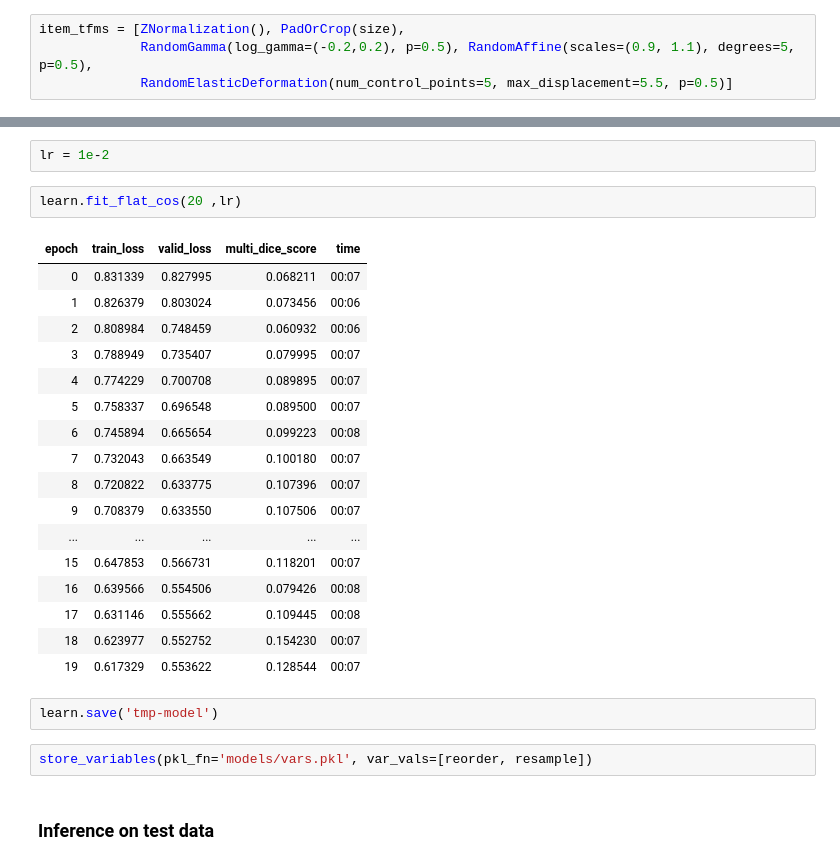
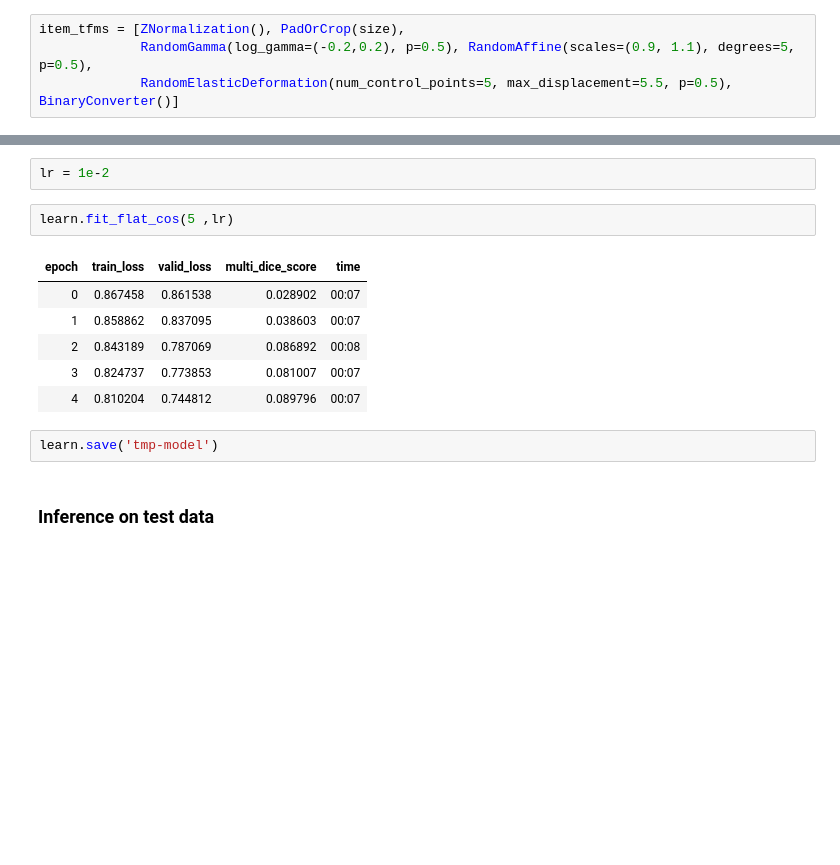
Before and after one commit to MMIV-ML/fastMONAI, a Jupyter notebook: research/00-spine-segmentation-training.ipynb, the cells around one changed output, grey strips where cells are left out. Cells and saved outputs as stored; diff of their text form; blank space fills up the shorter version.

```diff
--- a/research/00-spine-segmentation-training.ipynb
+++ b/research/00-spine-segmentation-training.ipynb
@@ -44,7 +43,7 @@ size = [16,400,400]
 # %%
 item_tfms = [ZNormalization(), PadOrCrop(size),
              RandomGamma(log_gamma=(-0.2,0.2), p=0.5), RandomAffine(scales=(0.9, 1.1), degrees=5, p=0.5),
-             RandomElasticDeformation(num_control_points=5, max_displacement=5.5, p=0.5)]
+             RandomElasticDeformation(num_control_points=5, max_displacement=5.5, p=0.5), BinaryConverter()]
 # %%
 dblock = MedDataBlock(blocks=(ImageBlock(cls=MedImage), MedMaskBlock),
                       splitter=ColSplitter('is_val'),
@@ -92,29 +156,16 @@ SuggestedLRs(valley=0.001737800776027143)
 # %%
 lr = 1e-2
 # %%
-learn.fit_flat_cos(20 ,lr)
+learn.fit_flat_cos(5 ,lr)
 # %% [output]
 | epoch | train_loss | valid_loss | multi_dice_score | time |
-| 0 | 0.831339 | 0.827995 | 0.068211 | 00:07 |
-| 1 | 0.826379 | 0.803024 | 0.073456 | 00:06 |
-| 2 | 0.808984 | 0.748459 | 0.060932 | 00:06 |
-| 3 | 0.788949 | 0.735407 | 0.079995 | 00:07 |
-| 4 | 0.774229 | 0.700708 | 0.089895 | 00:07 |
-| 5 | 0.758337 | 0.696548 | 0.089500 | 00:07 |
-| 6 | 0.745894 | 0.665654 | 0.099223 | 00:08 |
-| 7 | 0.732043 | 0.663549 | 0.100180 | 00:07 |
-| 8 | 0.720822 | 0.633775 | 0.107396 | 00:07 |
-| 9 | 0.708379 | 0.633550 | 0.107506 | 00:07 |
-| ... | ... | ... | ... | ... |
-| 15 | 0.647853 | 0.566731 | 0.118201 | 00:07 |
-| 16 | 0.639566 | 0.554506 | 0.079426 | 00:08 |
-| 17 | 0.631146 | 0.555662 | 0.109445 | 00:08 |
-| 18 | 0.623977 | 0.552752 | 0.154230 | 00:07 |
-| 19 | 0.617329 | 0.553622 | 0.128544 | 00:07 |
+| 0 | 0.867458 | 0.861538 | 0.028902 | 00:07 |
+| 1 | 0.858862 | 0.837095 | 0.038603 | 00:07 |
+| 2 | 0.843189 | 0.787069 | 0.086892 | 00:08 |
+| 3 | 0.824737 | 0.773853 | 0.081007 | 00:07 |
+| 4 | 0.810204 | 0.744812 | 0.089796 | 00:07 |
 # %%
 learn.save('tmp-model')
-# %%
-store_variables(pkl_fn='models/vars.pkl', var_vals=[reorder, resample])
 # %% [markdown]
 ### Inference on test data
 # %%
```
Also changed, not shown: parts of 7 cells of this notebook, 3 other files.
